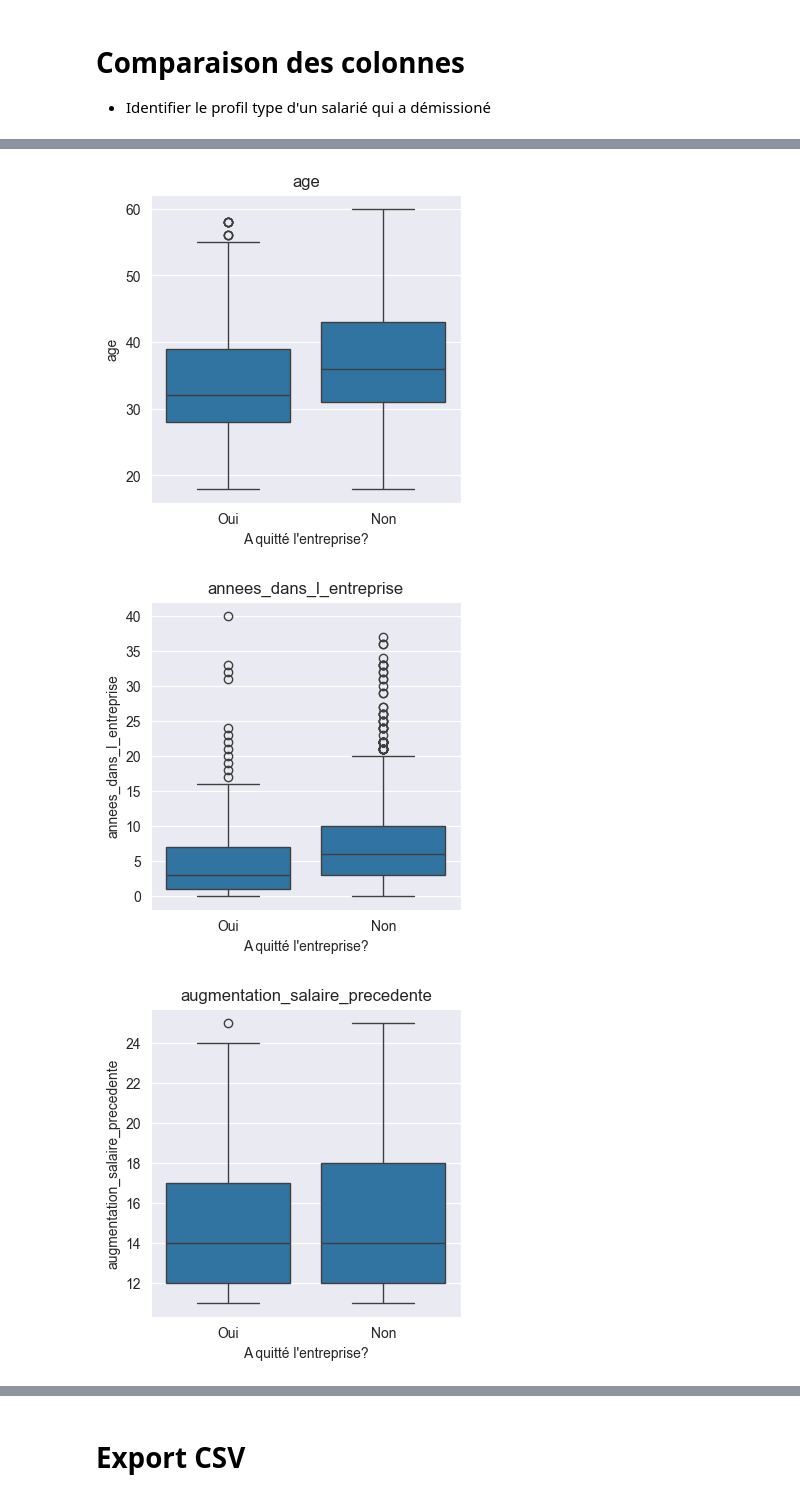
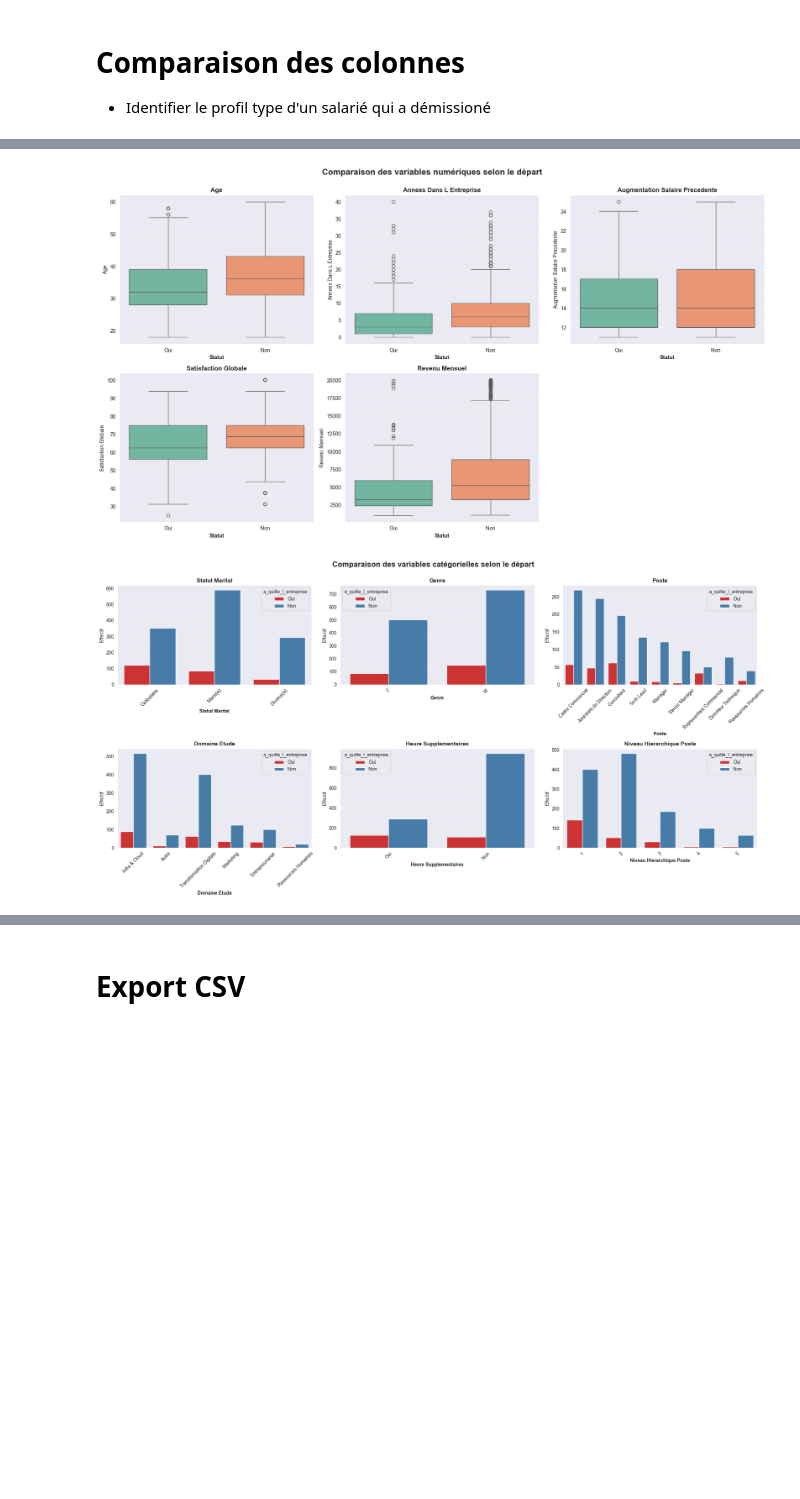
Before and after one commit to ticoraph/HRAnalytics, a Jupyter notebook: 1_Analyse_Exploratoire.ipynb, the cells around one changed output, grey strips where cells are left out. Cells and saved outputs as stored; diff of their text form; code cells hidden in the pictures; blank space fills up the shorter version.

```diff
--- a/1_Analyse_Exploratoire.ipynb
+++ b/1_Analyse_Exploratoire.ipynb
@@ -518,28 +312,49 @@ dtype: int64
 # Comparaison des colonnes
 - Identifier le profil type d'un salarié qui a démissioné
 # %%
-# Liste des colonnes à comparer
-colonnes_a_comparer = ['age', 'annees_dans_l_entreprise', 'augmentation_salaire_precedente','satisfaction_globale','revenu_mensuel']  # exemple
+# ============= VARIABLES NUMÉRIQUES =============
+colonnes_numeriques = ['age', 'annees_dans_l_entreprise', 'augmentation_salaire_precedente',
+                       'satisfaction_globale', 'revenu_mensuel']
 
-# Création des boxplots
-for col in colonnes_a_comparer:
-    plt.figure(figsize=(4,4))
-    sns.boxplot(x='a_quitte_l_entreprise', y=col, data=fc)
-    plt.xticks([0,1])
-    plt.title(f"{col}")
-    plt.ylabel(col)
-    plt.xlabel("A quitté l'entreprise?")
-    plt.show()
+# Créer une figure avec 5 subplots sur 2 lignes
+fig, axes = plt.subplots(2, 3, figsize=(18, 10))
+axes = axes.flatten()
 
-colonnes_a_comparer = ['statut_marital','genre','poste','domaine_etude','heure_supplementaires', 'niveau_hierarchique_poste' ]
+for i, col in enumerate(colonnes_numeriques):
+    sns.boxplot(x='a_quitte_l_entreprise', y=col, data=fc, ax=axes[i], palette='Set2')
+    axes[i].set_xticks([0, 1])
+    axes[i].set_title(f"{col.replace('_', ' ').title()}", fontweight='bold', fontsize=12)
+    axes[i].set_ylabel(col.replace('_', ' ').title(), fontsize=10)
+    axes[i].set_xlabel("Statut", fontsize=10, fontweight='bold')
+    axes[i].grid(axis='y', alpha=0.3)
 
-for col in colonnes_a_comparer:
-    nb_categories = fc[col].nunique()
-    plt.figure(figsize=(nb_categories*2, 5))
-    sns.countplot(x=col, hue='a_quitte_l_entreprise', data=fc)
-    plt.xlabel("A quitté l'entreprise?")
-    plt.ylabel(f"{col}")
-    plt.title(f"{col}")
-    plt.legend()
-    plt.show()
+# Masquer le dernier subplot vide
+axes[5].axis('off')
+
+plt.suptitle('Comparaison des variables numériques selon le départ',
+             fontsize=16, fontweight='bold', y=1.00)
+plt.tight_layout()
+plt.show()
+
+
+# ============= VARIABLES CATÉGORIELLES =============
+colonnes_categoriques = ['statut_marital', 'genre', 'poste', 'domaine_etude',
+                         'heure_supplementaires', 'niveau_hierarchique_poste']
+
+# Créer une figure avec 6 subplots sur 2 lignes
+fig, axes = plt.subplots(2, 3, figsize=(20, 10))
+axes = axes.flatten()
+
+for i, col in enumerate(colonnes_categoriques):
+    sns.countplot(x=col, hue='a_quitte_l_entreprise', data=fc, ax=axes[i], palette='Set1')
+    axes[i].set_xlabel(col.replace('_', ' ').title(), fontsize=10, fontweight='bold')
+    axes[i].set_ylabel("Effectif", fontsize=10)
+    axes[i].set_title(f"{col.replace('_', ' ').title()}", fontweight='bold', fontsize=12)
+    axes[i].tick_params(axis='x', rotation=45)
+    axes[i].grid(axis='y', alpha=0.3)
+
+plt.suptitle('Comparaison des variables catégorielles selon le départ',
+             fontsize=16, fontweight='bold', y=1.00)
+plt.tight_layout()
+plt.show()
 # %% [output]
@@ -546,3 +380,2 @@ for col in colonnes_a_comparer:
-[figure, old version]
+[figure, new version]
-[figure, old version]
+[figure, new version]
-[figure, removed]
```
Also changed, not shown: parts of 8 cells of this notebook, 25 other files.
